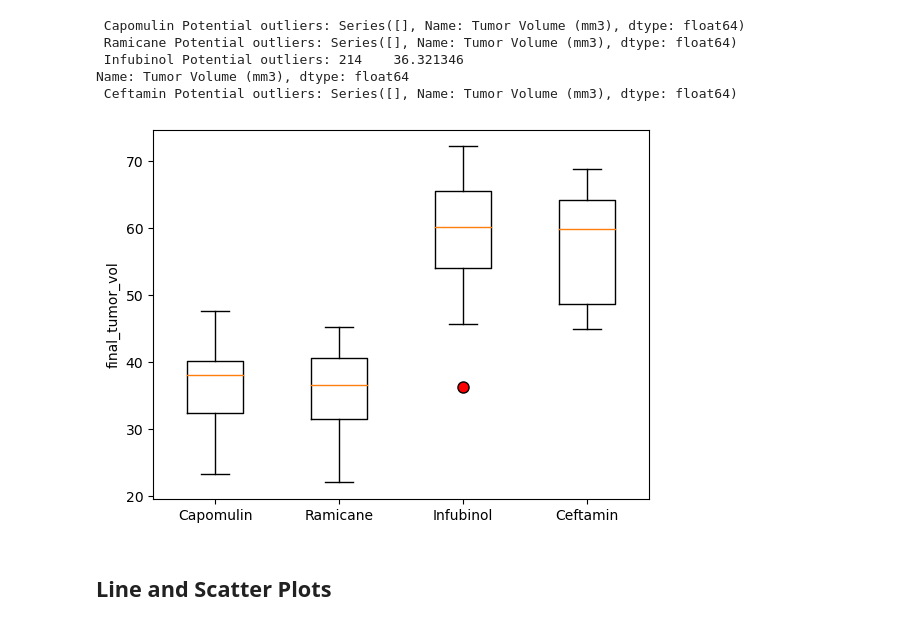
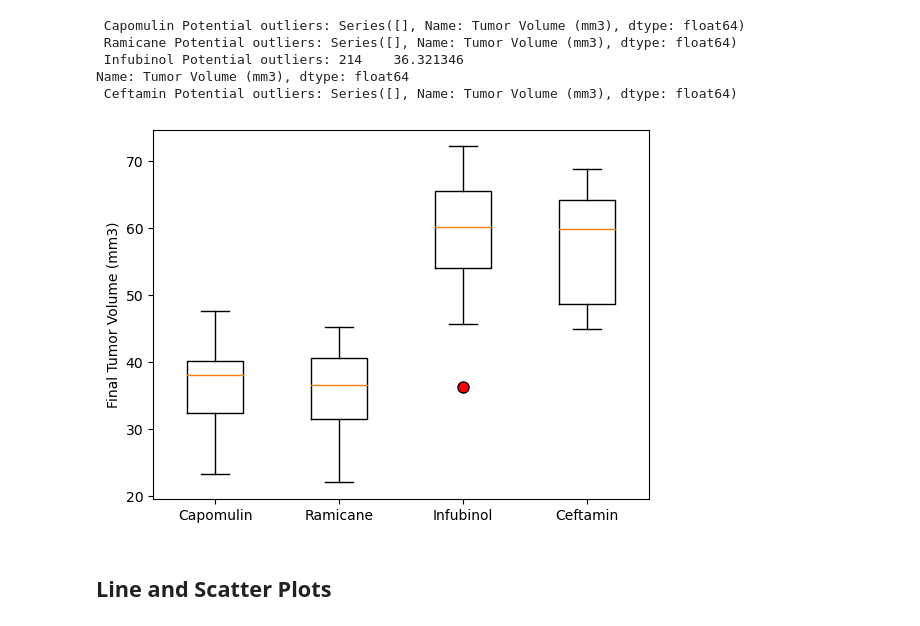
Before and after one commit to swatik230/Matplotlib, a Jupyter notebook: Pymaceuticals/Pymaceuticals Inc-checkpoint.ipynb, the cells around one changed output. Saved outputs shown, nothing was run; the diff lists cells and outputs as text; code cells hidden in the pictures.

```diff
--- a/Pymaceuticals/Pymaceuticals Inc-checkpoint.ipynb
+++ b/Pymaceuticals/Pymaceuticals Inc-checkpoint.ipynb
@@ -69,7 +72,6 @@ array(['g989'], dtype=object)
 # %%
 # Optional: Get all the data for the duplicate mouse ID.
 
-
-mice_dupes_data = data_df.loc[data_df["Mouse ID"] == mice_dupes_id[0]]
-mice_dupes_data
+index_df = data_df.set_index('Mouse ID')
+index_df.loc['g989']
 # %% [output]
@@ -265,15 +274,15 @@ Name: Tumor Volume (mm3), dtype: float64
 # %%
 # Generate a box plot that shows the distrubution of the tumor volume for each treatment group.
 
 flierprops = dict(marker='o', markerfacecolor='r', markersize=8, markeredgecolor='black')
 plt.boxplot(drug_values, flierprops=flierprops)
 
-plt.ylabel('final_tumor_vol')
+plt.ylabel('Final Tumor Volume (mm3)')
 plt.xticks([1, 2, 3, 4], ['Capomulin', 'Ramicane', 'Infubinol', 'Ceftamin'])
 
 plt.show()
 # %% [output]
-[figure, old version]
+[figure, new version]
 # %% [markdown]
 ## Line and Scatter Plots
 # %%
```
Also changed, not shown: parts of 11 cells of this notebook.
